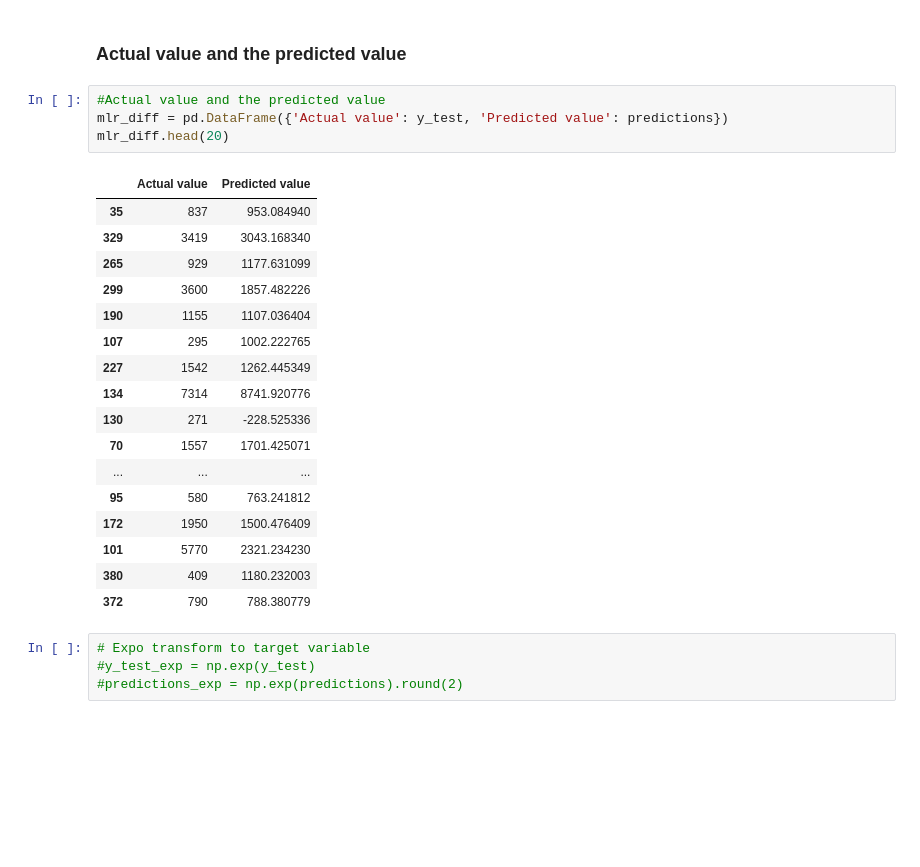
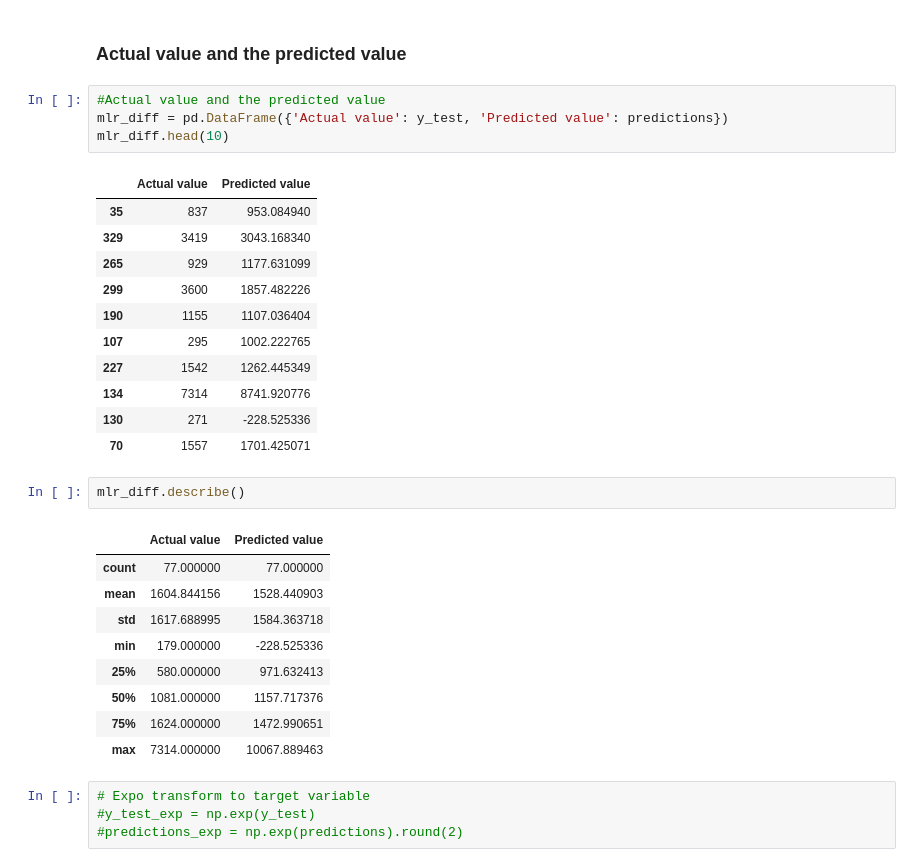
Before and after one commit to Phophism/python_project, a Jupyter notebook: Nattawat/V1_MLR_test.ipynb, the cells around one changed output. Drawn from its saved outputs; the diff is of its cells as text; blank space fills up the shorter version.

```diff
--- a/Nattawat/V1_MLR_test.ipynb
+++ b/Nattawat/V1_MLR_test.ipynb
@@ -289,25 +289,31 @@ sns.distplot((y_test-predictions),bins=20);
 # %%
 #Actual value and the predicted value
 mlr_diff = pd.DataFrame({'Actual value': y_test, 'Predicted value': predictions})
-mlr_diff.head(20)
+mlr_diff.head(10)
 # %% [output]
 |  | Actual value | Predicted value |
 | 35 | 837 | 953.084940 |
 | 329 | 3419 | 3043.168340 |
 | 265 | 929 | 1177.631099 |
 | 299 | 3600 | 1857.482226 |
 | 190 | 1155 | 1107.036404 |
 | 107 | 295 | 1002.222765 |
 | 227 | 1542 | 1262.445349 |
 | 134 | 7314 | 8741.920776 |
 | 130 | 271 | -228.525336 |
 | 70 | 1557 | 1701.425071 |
-| ... | ... | ... |
-| 95 | 580 | 763.241812 |
-| 172 | 1950 | 1500.476409 |
-| 101 | 5770 | 2321.234230 |
-| 380 | 409 | 1180.232003 |
-| 372 | 790 | 788.380779 |
+# %%
+mlr_diff.describe()
+# %% [output]
+|  | Actual value | Predicted value |
+| count | 77.000000 | 77.000000 |
+| mean | 1604.844156 | 1528.440903 |
+| std | 1617.688995 | 1584.363718 |
+| min | 179.000000 | -228.525336 |
+| 25% | 580.000000 | 971.632413 |
+| 50% | 1081.000000 | 1157.717376 |
+| 75% | 1624.000000 | 1472.990651 |
+| max | 7314.000000 | 10067.889463 |
 # %%
 # Expo transform to target variable
 #y_test_exp = np.exp(y_test)
```
Also changed, not shown: parts of 7 cells of this notebook, 9 other files.
